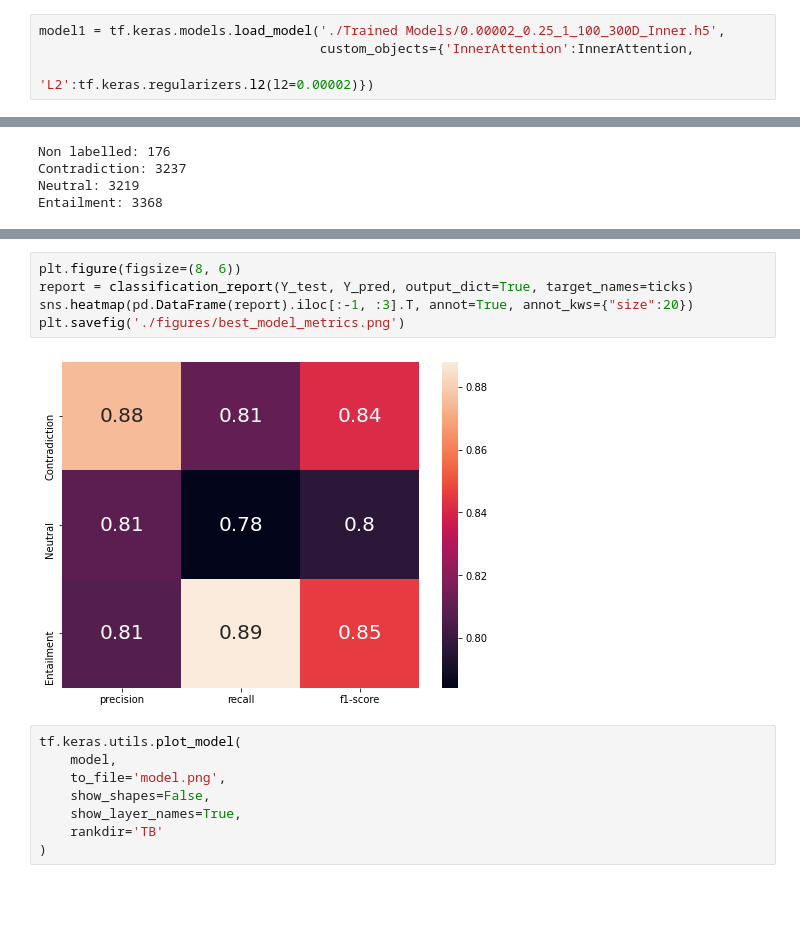
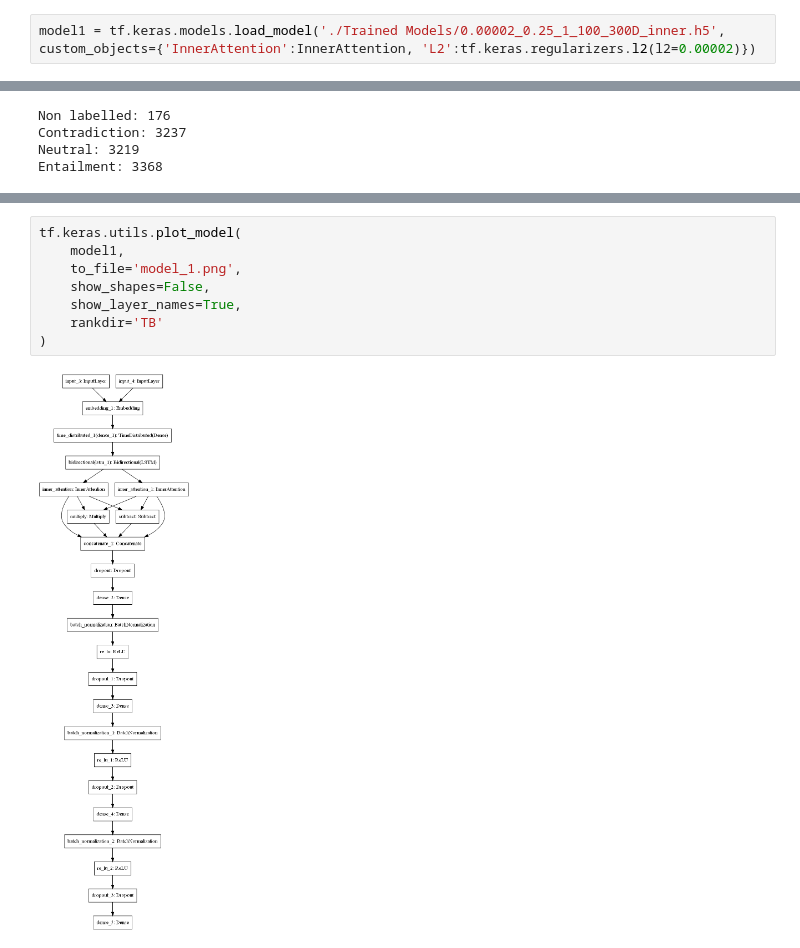
Before and after one commit to sm823zw/Natural-Language-Inference, a Jupyter notebook: main.ipynb, the cells around one changed output, grey strips where cells are left out. Saved outputs shown, nothing was run; the diff lists cells and outputs as text; blank space fills up the shorter version.

```diff
--- a/main.ipynb
+++ b/main.ipynb
@@ -126,7 +120,5 @@ tf.keras.models.save_model(model, './Trained Models/0.00002_0.25_1_100_300D_11.h
 # %%
-model1 = tf.keras.models.load_model('./Trained Models/0.00002_0.25_1_100_300D_Inner.h5',
-                                    custom_objects={'InnerAttention':InnerAttention,
-                                                    'L2':tf.keras.regularizers.l2(l2=0.00002)})
+model1 = tf.keras.models.load_model('./Trained Models/0.00002_0.25_1_100_300D_inner.h5', custom_objects={'InnerAttention':InnerAttention, 'L2':tf.keras.regularizers.l2(l2=0.00002)})
 # %%
 model1.summary()
 # %% [output]
@@ -183,15 +156,10 @@ plt.savefig('./figures/best_model_conf.png')
-# %%
-plt.figure(figsize=(8, 6))
-report = classification_report(Y_test, Y_pred, output_dict=True, target_names=ticks)
-sns.heatmap(pd.DataFrame(report).iloc[:-1, :3].T, annot=True, annot_kws={"size":20})
-plt.savefig('./figures/best_model_metrics.png')
-# %% [output]
-[figure, removed]
 # %%
 tf.keras.utils.plot_model(
-    model,
-    to_file='model.png',
+    model1,
+    to_file='model_1.png',
     show_shapes=False,
     show_layer_names=True,
     rankdir='TB'
 )
+# %% [output]
+[figure, added]
```
Also changed, not shown: parts of 14 cells of this notebook.
